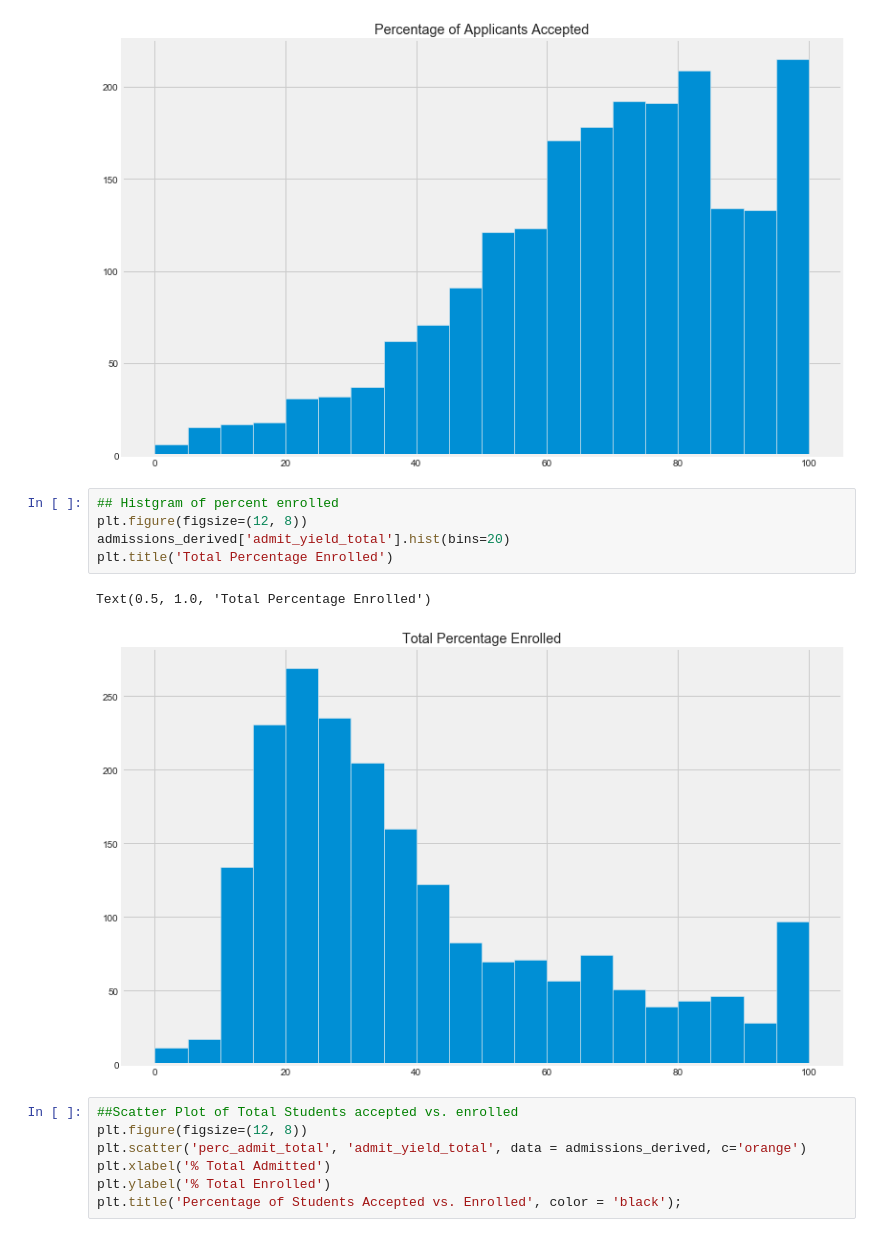
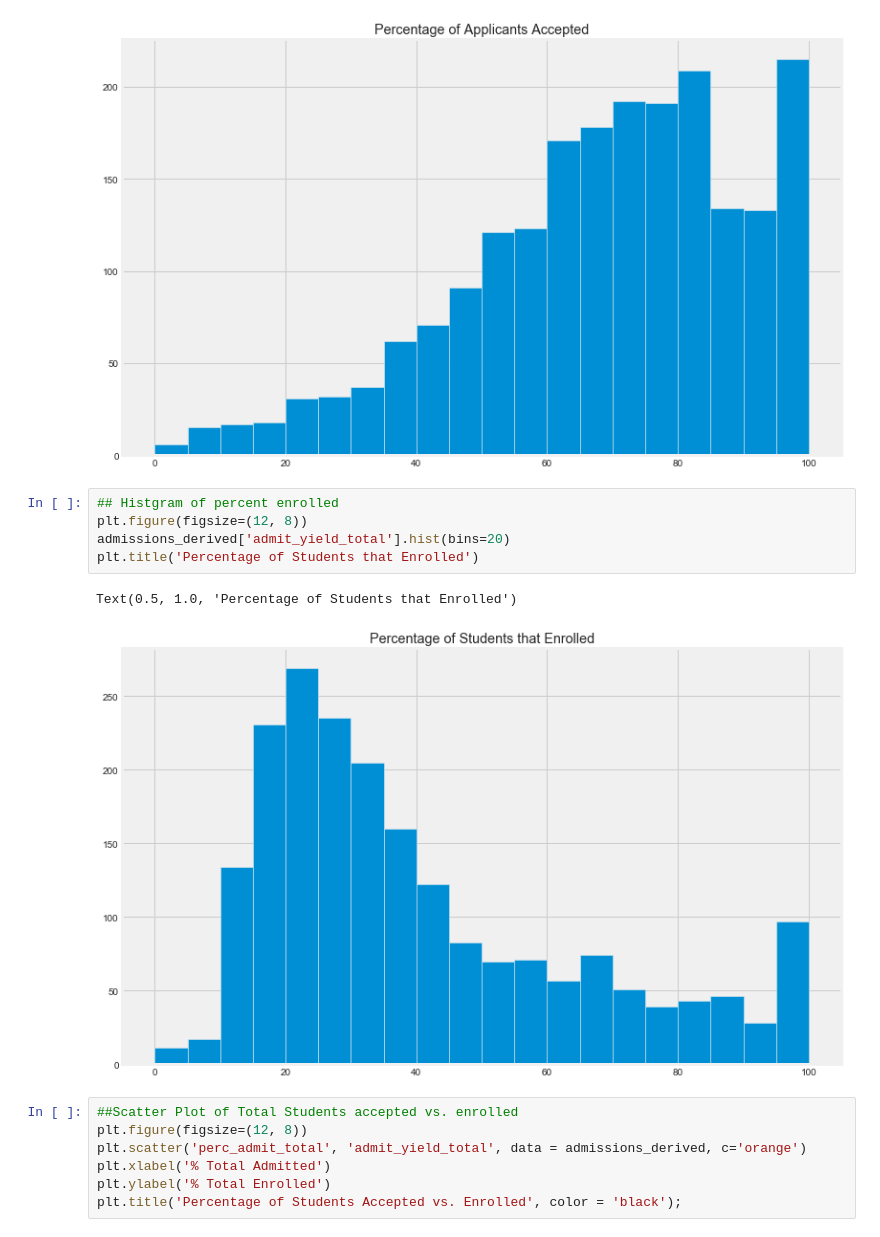
Before and after one commit to CatSchmalzer/College_Tuition_and_Student_Debt, a Jupyter notebook: notebooks/IPEDS_general_eda.ipynb, the cells around one changed output. Drawn from its saved outputs; the diff is of its cells as text.

```diff
--- a/notebooks/IPEDS_general_eda.ipynb
+++ b/notebooks/IPEDS_general_eda.ipynb
@@ -128,11 +154,11 @@ Text(0.5, 1.0, 'Percentage of Applicants Accepted')
 # %%
 ## Histgram of percent enrolled
 plt.figure(figsize=(12, 8))
 admissions_derived['admit_yield_total'].hist(bins=20)
-plt.title('Total Percentage Enrolled')
+plt.title('Percentage of Students that Enrolled')
 # %% [output]
-Text(0.5, 1.0, 'Total Percentage Enrolled')
+Text(0.5, 1.0, 'Percentage of Students that Enrolled')
-[figure, old version]
+[figure, new version]
 # %%
 ##Scatter Plot of Total Students accepted vs. enrolled
 plt.figure(figsize=(12, 8))
```
Also changed, not shown: parts of 21 cells of this notebook, 2 other files.
